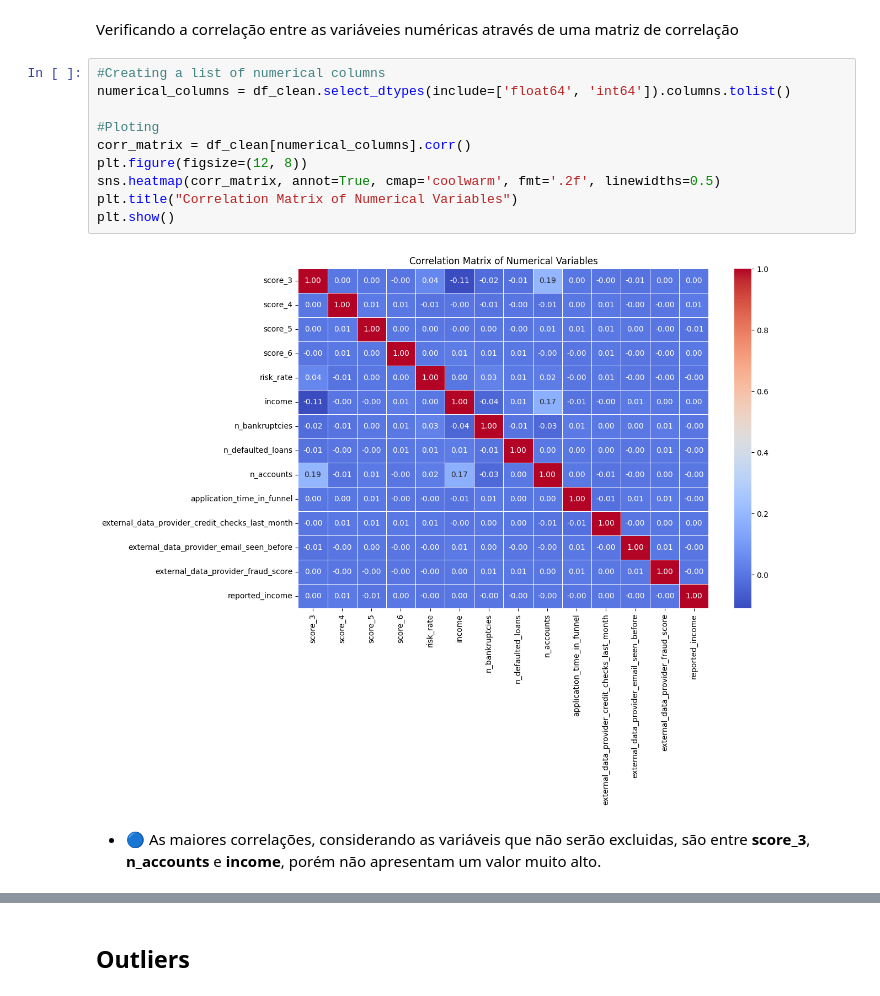
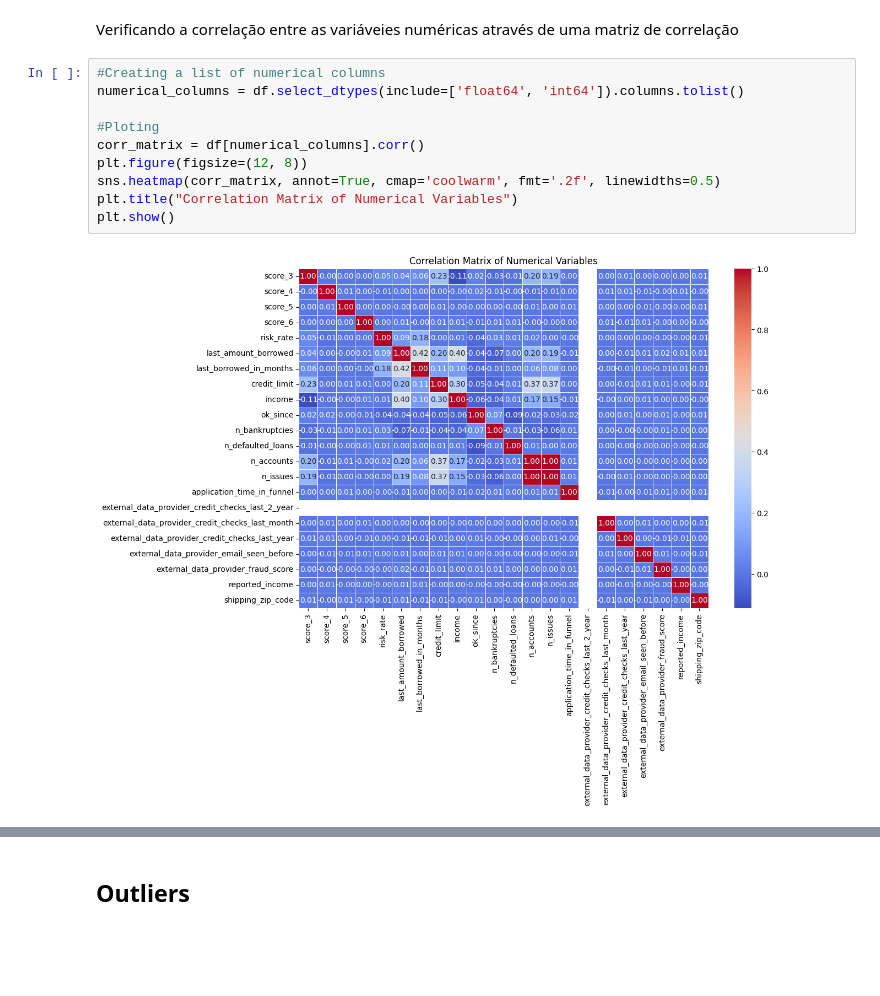
Before and after one commit to gabrielcapela/credit_risk, a Jupyter notebook: notebooks/I_data_analysis.ipynb, the cells around one changed output, grey strips where cells are left out. Saved outputs shown, nothing was run; the diff lists cells and outputs as text; blank space fills up the shorter version.

```diff
--- a/notebooks/I_data_analysis.ipynb
+++ b/notebooks/I_data_analysis.ipynb
@@ -781,16 +731,13 @@ The shape is 38405 x 26
 Verificando a correlação entre as variáveies numéricas através de uma matriz de correlação
 # %%
 #Creating a list of numerical columns
-numerical_columns = df_clean.select_dtypes(include=['float64', 'int64']).columns.tolist()
+numerical_columns = df.select_dtypes(include=['float64', 'int64']).columns.tolist()
 
 #Ploting
-corr_matrix = df_clean[numerical_columns].corr()
+corr_matrix = df[numerical_columns].corr()
 plt.figure(figsize=(12, 8))
 sns.heatmap(corr_matrix, annot=True, cmap='coolwarm', fmt='.2f', linewidths=0.5)
 plt.title("Correlation Matrix of Numerical Variables")
 plt.show()
 # %% [output]
-[figure, old version]
+[figure, new version]
-# %% [markdown]
-
-- 🔵 As maiores correlações, considerando as variáveis que não serão excluidas, são entre **score_3**, **n_accounts** e  **income**, porém não apresentam um valor muito alto.
```
Also changed, not shown: parts of 68 cells of this notebook.
